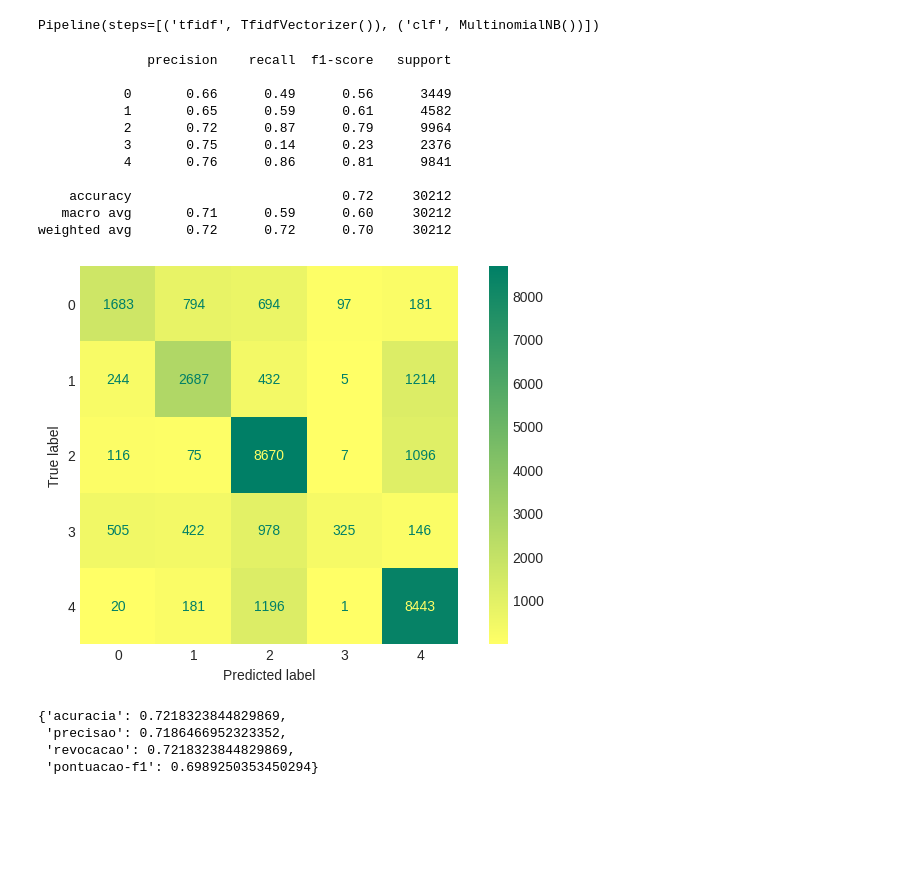
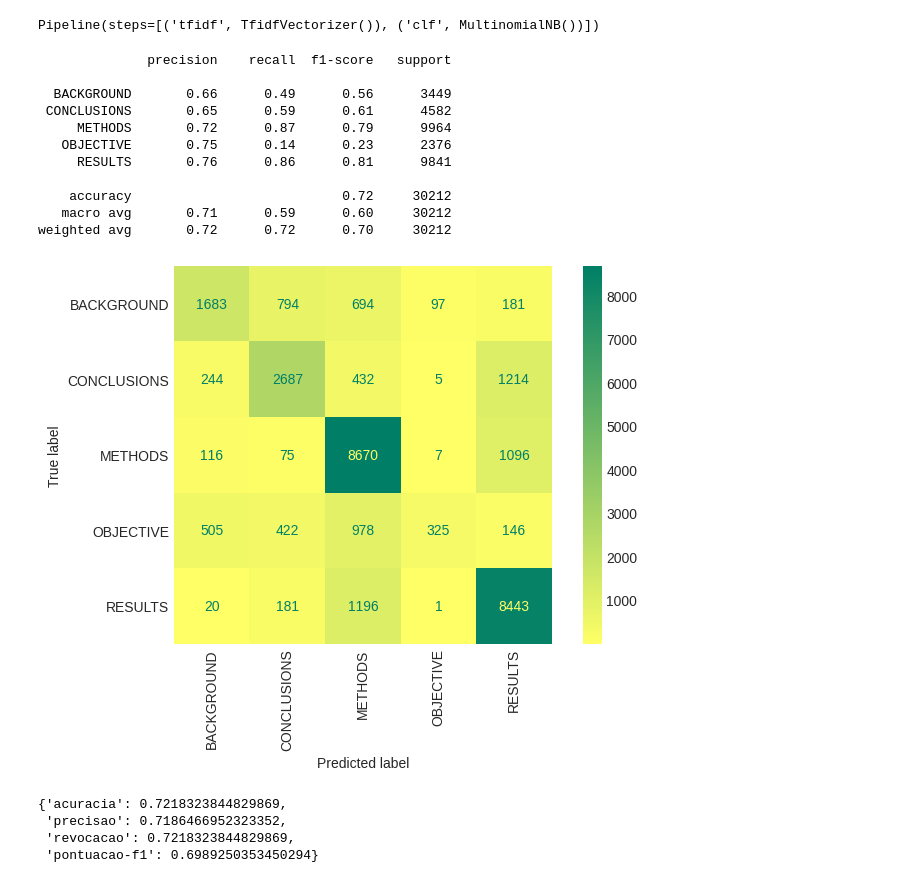
Before and after one commit to flohmannjr/tensorflow_curso, a Jupyter notebook: TensorFlow_MP2_SkimLit.ipynb, the cells around one changed output. Drawn from its saved outputs; the diff is of its cells as text; code cells hidden in the pictures; blank space fills up the shorter version.

Commit message:
Update avaliar_modelo

```diff
--- a/TensorFlow_MP2_SkimLit.ipynb
+++ b/TensorFlow_MP2_SkimLit.ipynb
@@ -219,20 +225,20 @@ y_pred = modelo.predict(X_test)
 porcentagens = np.zeros((y_pred.size, y_pred.max() + 1))
 porcentagens[np.arange(y_pred.size), y_pred] = 1
 # %%
-avaliacao = avaliar_modelo(y_test, y_pred)
+avaliacao = avaliar_modelo(y_test, y_pred, classes)
 # %% [output]
               precision    recall  f1-score   support
 
-           0       0.66      0.49      0.56      3449
-           1       0.65      0.59      0.61      4582
-           2       0.72      0.87      0.79      9964
-           3       0.75      0.14      0.23      2376
-           4       0.76      0.86      0.81      9841
+  BACKGROUND       0.66      0.49      0.56      3449
+ CONCLUSIONS       0.65      0.59      0.61      4582
+     METHODS       0.72      0.87      0.79      9964
+   OBJECTIVE       0.75      0.14      0.23      2376
+     RESULTS       0.76      0.86      0.81      9841
 
     accuracy                           0.72     30212
    macro avg       0.71      0.59      0.60     30212
 weighted avg       0.72      0.72      0.70     30212
-[figure, old version]
+[figure, new version]
 # %%
 avaliacao
 # %% [output]
```
Also changed, not shown: parts of 2 cells of this notebook.
